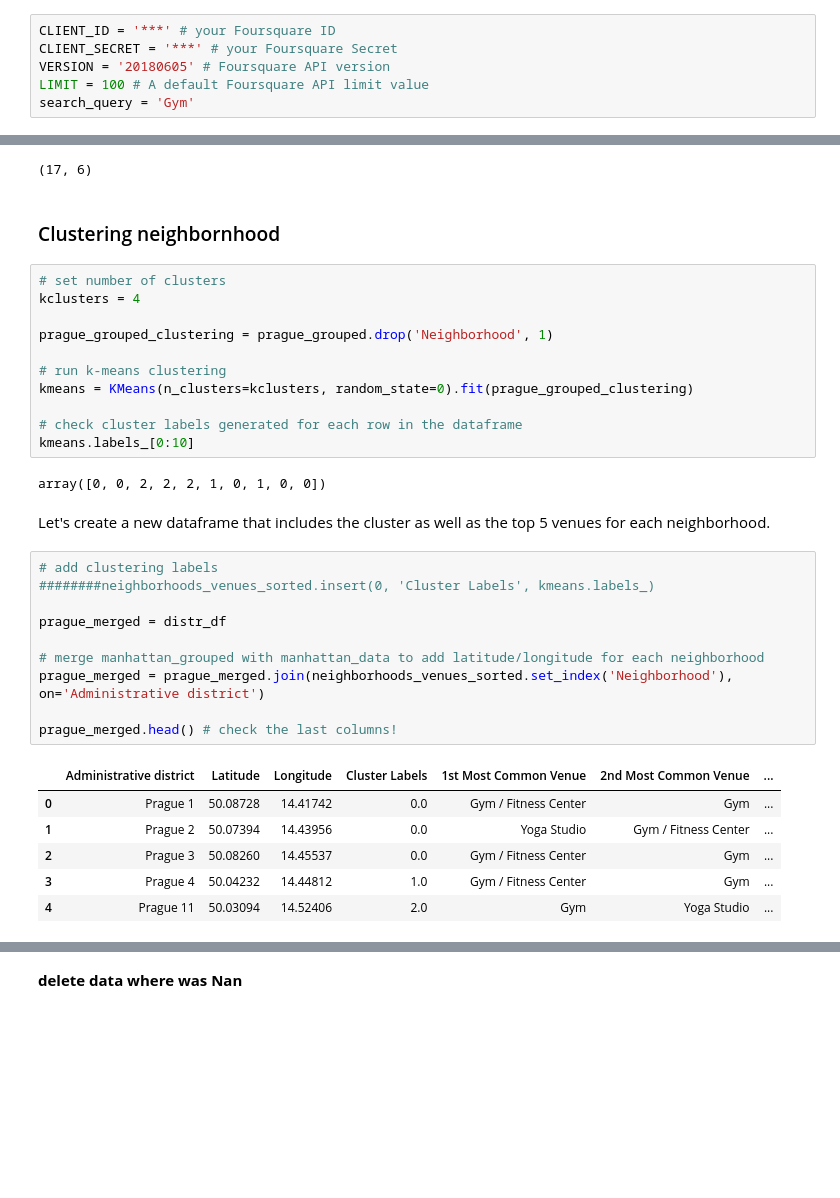
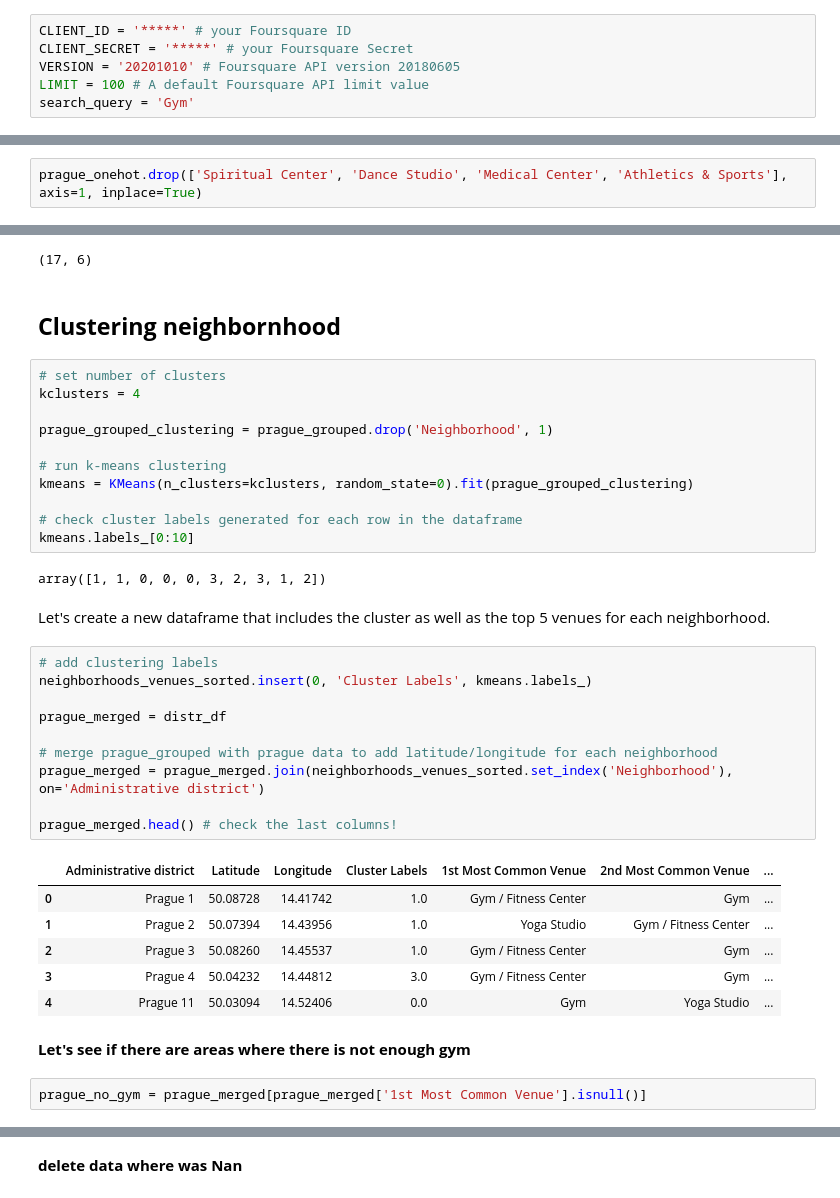
Before and after one commit to DMBabich/Coursera_Capstone, a Jupyter notebook: Final_Capstone/Coursera_Capstone_Final.ipynb, the cells around one changed output, grey strips where cells are left out. Cells and saved outputs as stored; diff of their text form; blank space fills up the shorter version.

```diff
--- a/Final_Capstone/Coursera_Capstone_Final.ipynb
+++ b/Final_Capstone/Coursera_Capstone_Final.ipynb
@@ -167,7 +176,7 @@ __Utilizing the Foursquare API to explore the neighborhoods and segment them__
 # %%
-CLIENT_ID = '***' # your Foursquare ID
-CLIENT_SECRET = '***' # your Foursquare Secret
-VERSION = '20180605' # Foursquare API version
+CLIENT_ID = '*****' # your Foursquare ID
+CLIENT_SECRET = '*****' # your Foursquare Secret
+VERSION = '20201010' # Foursquare API version 20180605
 LIMIT = 100 # A default Foursquare API limit value
 search_query = 'Gym'
 # %%
@@ -304,0 +345,2 @@ prague_onehot.shape
+# %%
+prague_onehot.drop(['Spiritual Center', 'Dance Studio', 'Medical Center', 'Athletics & Sports'], axis=1, inplace=True)
@@ -398,8 +453,8 @@ neighborhoods_venues_sorted.head()
 neighborhoods_venues_sorted.shape
 # %% [output]
 (17, 6)
-# %% [markdown]
-### Clustering neighbornhood
+# %% [markdown]
+## __Clustering neighbornhood__
 # %%
 # set number of clusters
 kclusters = 4
@@ -412,23 +467,27 @@ kmeans = KMeans(n_clusters=kclusters, random_state=0).fit(prague_grouped_cluster
 # check cluster labels generated for each row in the dataframe
 kmeans.labels_[0:10]
 # %% [output]
-array([0, 0, 2, 2, 2, 1, 0, 1, 0, 0])
+array([1, 1, 0, 0, 0, 3, 2, 3, 1, 2])
 # %% [markdown]
 Let's create a new dataframe that includes the cluster as well as the top 5 venues for each neighborhood.
 # %%
 # add clustering labels
-########neighborhoods_venues_sorted.insert(0, 'Cluster Labels', kmeans.labels_)
+neighborhoods_venues_sorted.insert(0, 'Cluster Labels', kmeans.labels_)
 
 prague_merged = distr_df
 
-# merge manhattan_grouped with manhattan_data to add latitude/longitude for each neighborhood
+# merge prague_grouped with prague data to add latitude/longitude for each neighborhood
 prague_merged = prague_merged.join(neighborhoods_venues_sorted.set_index('Neighborhood'), on='Administrative district')
 
 prague_merged.head() # check the last columns!
 # %% [output]
 |  | Administrative district | Latitude | Longitude | Cluster Labels | 1st Most Common Venue | 2nd Most Common Venue | ... |
-| 0 | Prague 1 | 50.08728 | 14.41742 | 0.0 | Gym / Fitness Center | Gym | ... |
-| 1 | Prague 2 | 50.07394 | 14.43956 | 0.0 | Yoga Studio | Gym / Fitness Center | ... |
-| 2 | Prague 3 | 50.08260 | 14.45537 | 0.0 | Gym / Fitness Center | Gym | ... |
-| 3 | Prague 4 | 50.04232 | 14.44812 | 1.0 | Gym / Fitness Center | Gym | ... |
-| 4 | Prague 11 | 50.03094 | 14.52406 | 2.0 | Gym | Yoga Studio | ... |
+| 0 | Prague 1 | 50.08728 | 14.41742 | 1.0 | Gym / Fitness Center | Gym | ... |
+| 1 | Prague 2 | 50.07394 | 14.43956 | 1.0 | Yoga Studio | Gym / Fitness Center | ... |
+| 2 | Prague 3 | 50.08260 | 14.45537 | 1.0 | Gym / Fitness Center | Gym | ... |
+| 3 | Prague 4 | 50.04232 | 14.44812 | 3.0 | Gym / Fitness Center | Gym | ... |
+| 4 | Prague 11 | 50.03094 | 14.52406 | 0.0 | Gym | Yoga Studio | ... |
+# %% [markdown]
+__Let's see if there are areas where there is not enough gym__
+# %%
+prague_no_gym = prague_merged[prague_merged['1st Most Common Venue'].isnull()]
```
Also changed, not shown: parts of 40 cells of this notebook.
